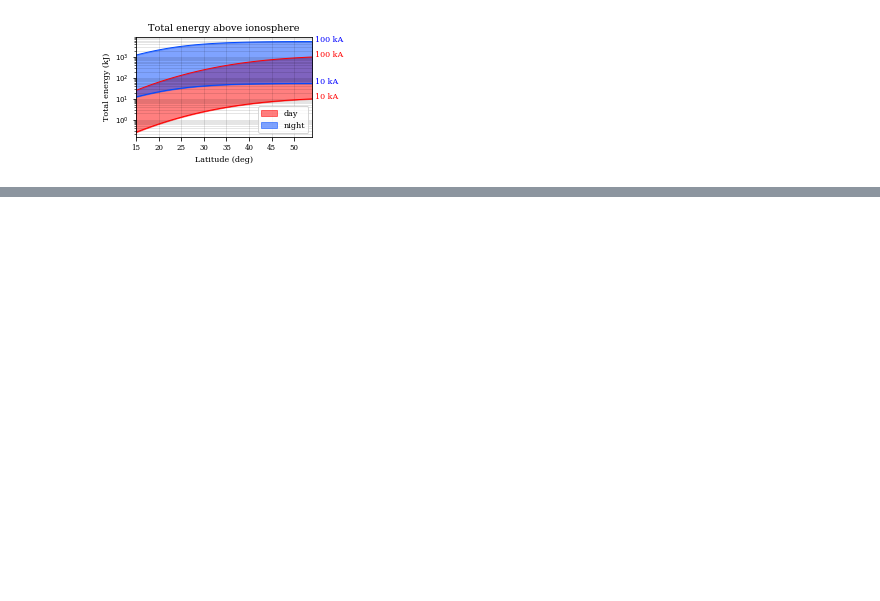
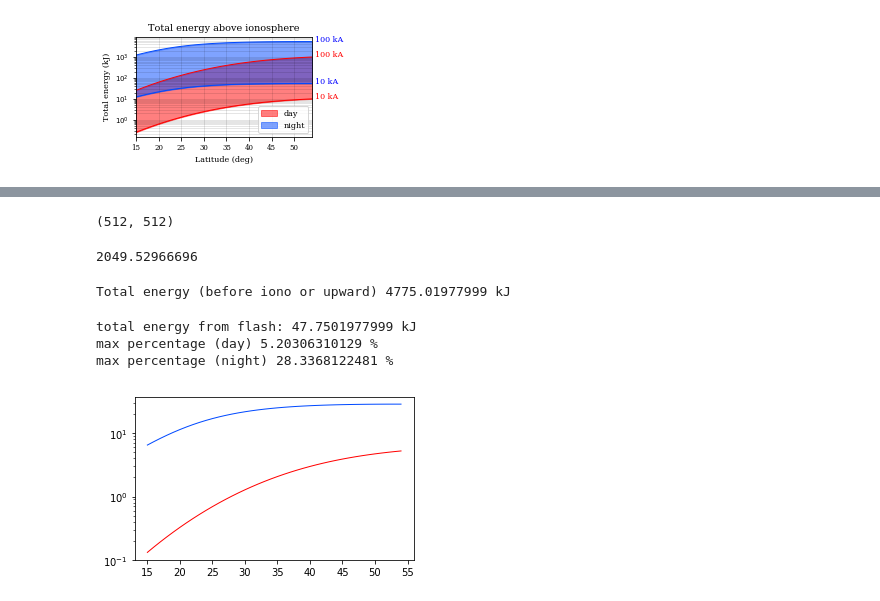
Before and after one commit to asousa/thesis_figures, a Jupyter notebook: plot_input_energy.ipynb, the cells around one changed output, grey strips where cells are left out. Saved outputs shown, nothing was run; the diff lists cells and outputs as text; code cells hidden in the pictures; blank space fills up the shorter version.

```diff
--- a/plot_input_energy.ipynb
+++ b/plot_input_energy.ipynb
@@ -482,0 +796,59 @@ fig.savefig('total_energy_2col.pdf')
+# %%
+# Ghetto integrand:
+
+np.shape(scale)
+# %% [output]
+(512, 512)
+# %%
+df = np.diff(freqs)[0]*2.*np.pi
+dd = np.diff(dist_lat)[0]
+
+integ = np.sum(np.sum(scale, axis=-1), axis=-1)*df*dd*2*np.pi
+print integ
+# %% [output]
+2049.52966696
+# %%
+# total power (not just upgoing):
+
+Zo = 377.
+mu = 4.*np.pi*1e-7
+a = 5*1e3
+b = 1*1e5
+H_E = 5000
+i0 = -100e3
+total_energy = (1/Zo)*pow(mu/2./np.pi, 2)*(pow((a - b),2)/2/(a + b))* (4.*np.pi/3.)*pow(H_E*i0,2)
+
+print "Total energy (before iono or upward)", total_energy*1e-3, "kJ"
+# %% [output]
+Total energy (before iono or upward) 4775.01977999 kJ
+# %%
+fig, ax = plt.subplots(1,1)
+
+Zo = 377.
+mu = 4.*np.pi*1e-7
+a = 5*1e3
+b = 1*1e5
+H_E = 5000
+i0 = -10e3
+total_energy = (1/Zo)*pow(mu/2./np.pi, 2)*(pow((a - b),2)/2/(a + b))* (4.*np.pi/3.)*pow(H_E*i0,2)*1e-3
+
+print "total energy from flash:",total_energy, "kJ"
+
+pwr_day  = pwr_unscaled[1,:]*pow(i0,2)*1e-3
+pwr_nite = pwr_unscaled[0,:]*pow(i0,2)*1e-3
+
+percent_day = (pwr_day/total_energy)*100.
+percent_nite =(pwr_nite/total_energy)*100.
+daycolor = 'red'
+nitecolor= cm.jet(50)#'blue'
+
+ax.semilogy(avail_lats, percent_day, linewidth=1, color=daycolor)
+ax.semilogy(avail_lats, percent_nite, linewidth=1, color=nitecolor)
+
+print "max percentage (day)",  np.max(percent_day), "%"
+print "max percentage (night)", np.max(percent_nite), "%"
+# %% [output]
+total energy from flash: 47.7501977999 kJ
+max percentage (day) 5.20306310129 %
+max percentage (night) 28.3368122481 %
+[figure, added]
```
Also changed, not shown: parts of 16 cells of this notebook, 2 other files.
